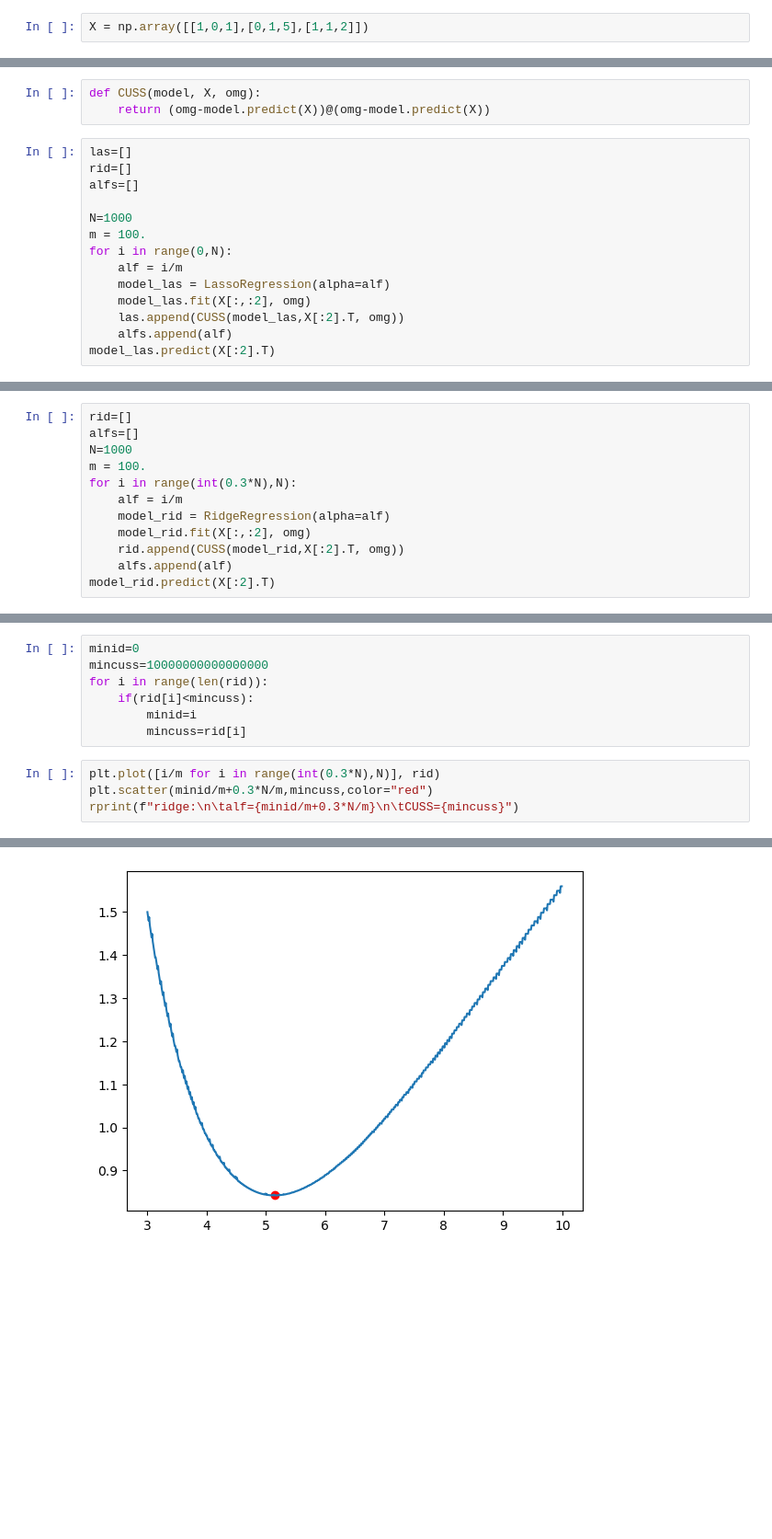
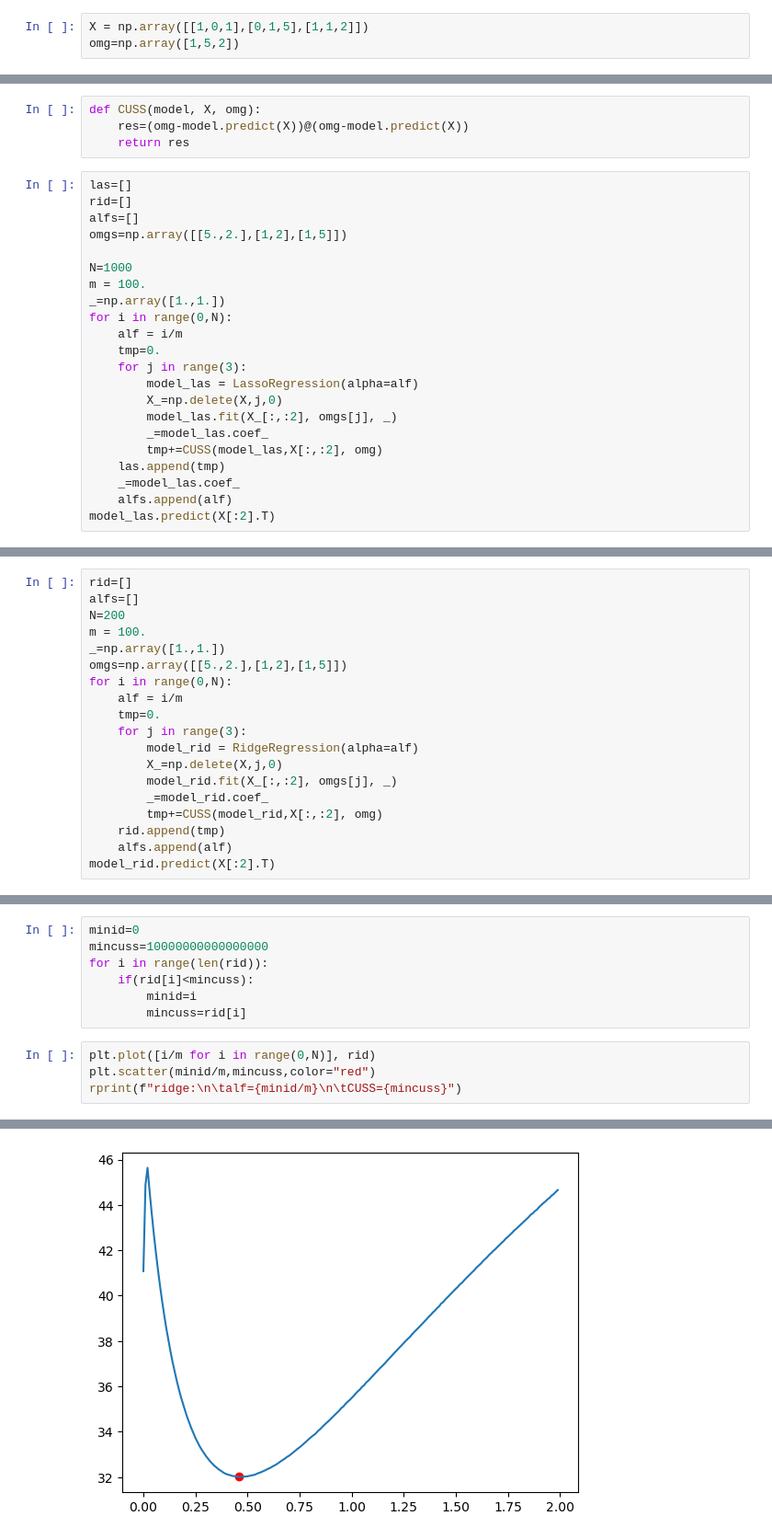
Before and after one commit to 4eburxn/Mstat, a Jupyter notebook: RoflsDaPrekls/T3.ipynb, the cells around one changed output, grey strips where cells are left out. Shown at 92% size. Drawn from its saved outputs; the diff is of its cells as text; blank space fills up the shorter version.

```diff
--- a/RoflsDaPrekls/T3.ipynb
+++ b/RoflsDaPrekls/T3.ipynb
@@ -107,5 +107,6 @@ model_rid.coef_, model_rid.predict(X[0,:2])
 # %%
 X = np.array([[1,0,1],[0,1,5],[1,1,2]])
+omg=np.array([1,5,2])
 # %%
 model_lin = LinearRegression(fit_intercept=False)
 model_lin.fit(X[:,:2], X[:,2])
@@ -117,19 +118,28 @@ model_lin.coef_
 array([-0.33333333,  3.66666667])
 # %%
 def CUSS(model, X, omg):
-    return (omg-model.predict(X))@(omg-model.predict(X))
+    res=(omg-model.predict(X))@(omg-model.predict(X))
+    return res
 # %%
 las=[]
 rid=[]
 alfs=[]
+omgs=np.array([[5.,2.],[1,2],[1,5]])
 
 N=1000
 m = 100.
+_=np.array([1.,1.])
 for i in range(0,N):
     alf = i/m
-    model_las = LassoRegression(alpha=alf)
-    model_las.fit(X[:,:2], omg)
-    las.append(CUSS(model_las,X[:2].T, omg))
+    tmp=0.
+    for j in range(3):
+        model_las = LassoRegression(alpha=alf)
+        X_=np.delete(X,j,0)
+        model_las.fit(X_[:,:2], omgs[j], _)
+        _=model_las.coef_
+        tmp+=CUSS(model_las,X[:,:2], omg)
+    las.append(tmp)
+    _=model_las.coef_
     alfs.append(alf)
 model_las.predict(X[:2].T)
 # %% [output]
@@ -154,13 +164,20 @@ lasso:
 # %%
 rid=[]
 alfs=[]
-N=1000
+N=200
 m = 100.
-for i in range(int(0.3*N),N):
+_=np.array([1.,1.])
+omgs=np.array([[5.,2.],[1,2],[1,5]])
+for i in range(0,N):
     alf = i/m
-    model_rid = RidgeRegression(alpha=alf)
-    model_rid.fit(X[:,:2], omg)
-    rid.append(CUSS(model_rid,X[:2].T, omg))
+    tmp=0.
+    for j in range(3):
+        model_rid = RidgeRegression(alpha=alf)
+        X_=np.delete(X,j,0)
+        model_rid.fit(X_[:,:2], omgs[j], _)
+        _=model_rid.coef_
+        tmp+=CUSS(model_rid,X[:,:2], omg)
+    rid.append(tmp)
     alfs.append(alf)
 model_rid.predict(X[:2].T)
 # %% [output]
@@ -173,8 +190,8 @@ for i in range(len(rid)):
         minid=i
         mincuss=rid[i]
 # %%
-plt.plot([i/m for i in range(int(0.3*N),N)], rid)
-plt.scatter(minid/m+0.3*N/m,mincuss,color="red")
-rprint(f"ridge:\n\talf={minid/m+0.3*N/m}\n\tCUSS={mincuss}")
+plt.plot([i/m for i in range(0,N)], rid)
+plt.scatter(minid/m,mincuss,color="red")
+rprint(f"ridge:\n\talf={minid/m}\n\tCUSS={mincuss}")
 # %% [output]
 ridge:
@@ -183 +200 @@ ridge:
-[figure, old version]
+[figure, new version]
```
Also changed, not shown: parts of 6 cells of this notebook, 2 other files.
